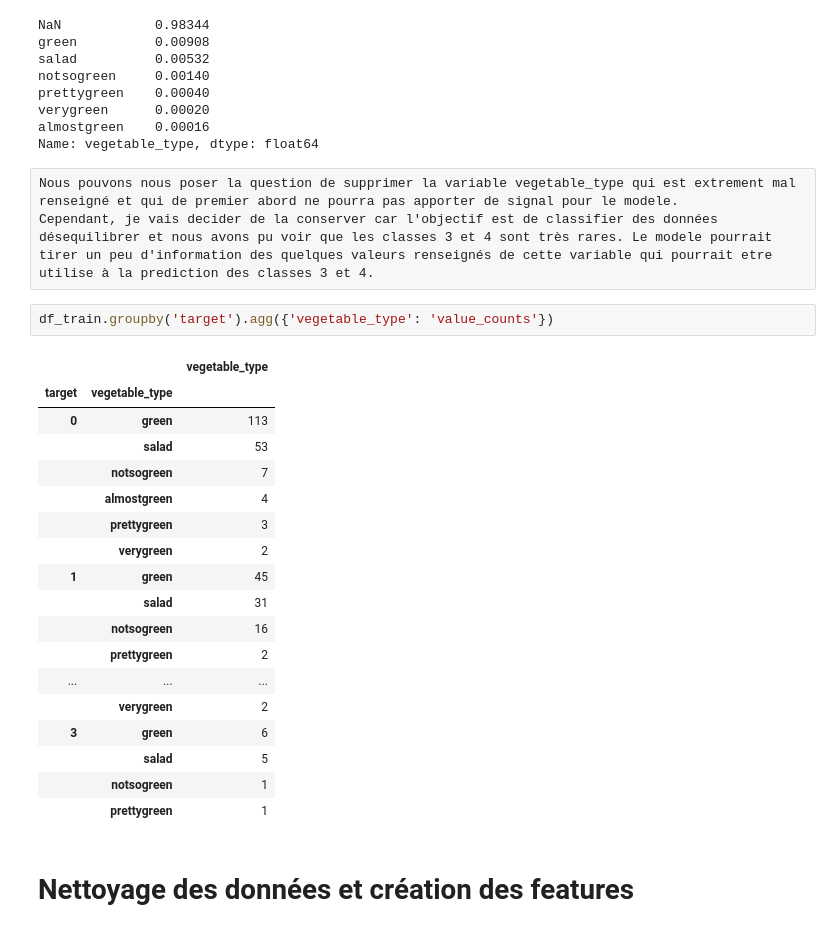
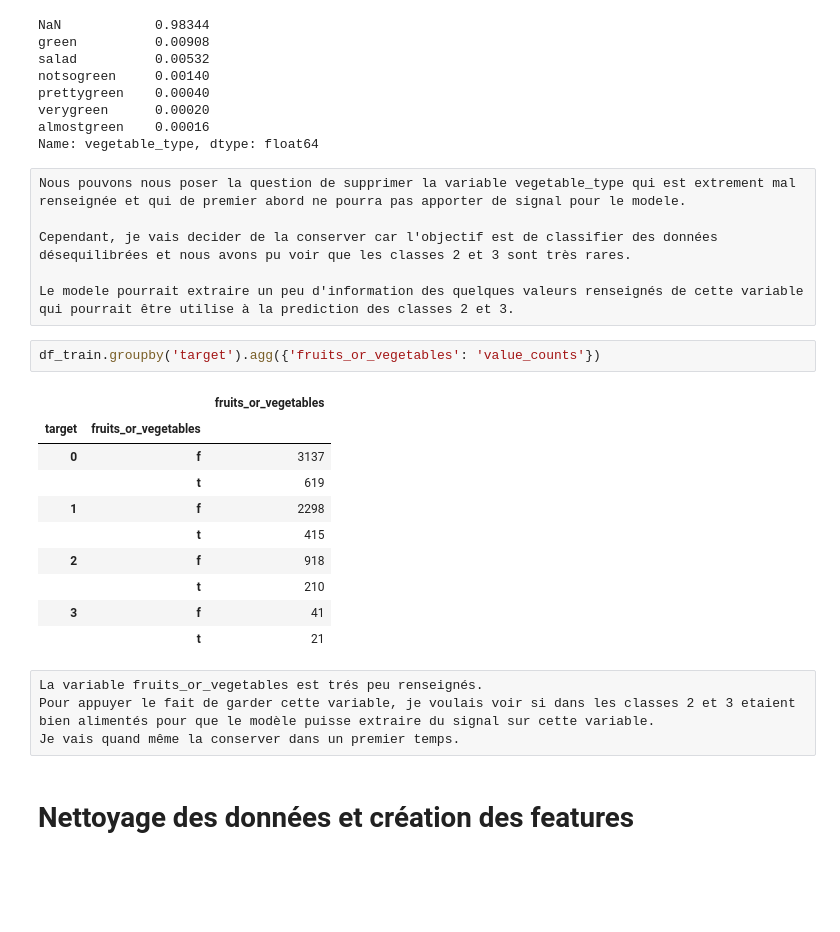
Before and after one commit to phillixp/axa_direct_technical_test, a Jupyter notebook: multiclass.ipynb, the cells around one changed output. Saved outputs shown, nothing was run; the diff lists cells and outputs as text; blank space fills up the shorter version.

```diff
--- a/multiclass.ipynb
+++ b/multiclass.ipynb
@@ -160,29 +180,28 @@ verygreen      0.00020
 almostgreen    0.00016
 Name: vegetable_type, dtype: float64
 # %% [raw]
-Nous pouvons nous poser la question de supprimer la variable vegetable_type qui est extrement mal renseigné et qui de premier abord ne pourra pas apporter de signal pour le modele.
-Cependant, je vais decider de la conserver car l'objectif est de classifier des données désequilibrer et nous avons pu voir que les classes 3 et 4 sont très rares. Le modele pourrait tirer un peu d'information des quelques valeurs renseignés de cette variable qui pourrait etre utilise à la prediction des classes 3 et 4.
+Nous pouvons nous poser la question de supprimer la variable vegetable_type qui est extrement mal renseignée et qui de premier abord ne pourra pas apporter de signal pour le modele.
+
+Cependant, je vais decider de la conserver car l'objectif est de classifier des données désequilibrées et nous avons pu voir que les classes 2 et 3 sont très rares.
+
+Le modele pourrait extraire un peu d'information des quelques valeurs renseignés de cette variable qui pourrait être utilise à la prediction des classes 2 et 3.
 # %%
-df_train.groupby('target').agg({'vegetable_type': 'value_counts'})
+df_train.groupby('target').agg({'fruits_or_vegetables': 'value_counts'})
 # %% [output]
-|  |  | vegetable_type |
-| target | vegetable_type |  |
-| 0 | green | 113 |
-|  | salad | 53 |
-|  | notsogreen | 7 |
-|  | almostgreen | 4 |
-|  | prettygreen | 3 |
-|  | verygreen | 2 |
-| 1 | green | 45 |
-|  | salad | 31 |
-|  | notsogreen | 16 |
-|  | prettygreen | 2 |
-| ... | ... | ... |
-|  | verygreen | 2 |
-| 3 | green | 6 |
-|  | salad | 5 |
-|  | notsogreen | 1 |
-|  | prettygreen | 1 |
+|  |  | fruits_or_vegetables |
+| target | fruits_or_vegetables |  |
+| 0 | f | 3137 |
+|  | t | 619 |
+| 1 | f | 2298 |
+|  | t | 415 |
+| 2 | f | 918 |
+|  | t | 210 |
+| 3 | f | 41 |
+|  | t | 21 |
+# %% [raw]
+La variable fruits_or_vegetables est trés peu renseignés.
+Pour appuyer le fait de garder cette variable, je voulais voir si dans les classes 2 et 3 etaient bien alimentés pour que le modèle puisse extraire du signal sur cette variable.
+Je vais quand même la conserver dans un premier temps.
 # %% [markdown]
 # Nettoyage des données et création des features
 # %% [markdown]
```
Also changed, not shown: parts of 84 cells of this notebook.
